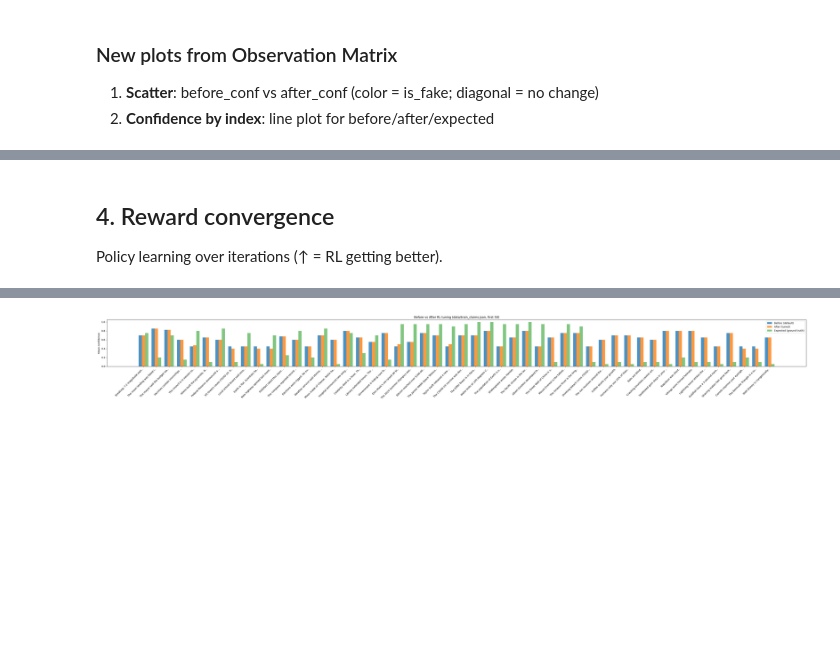
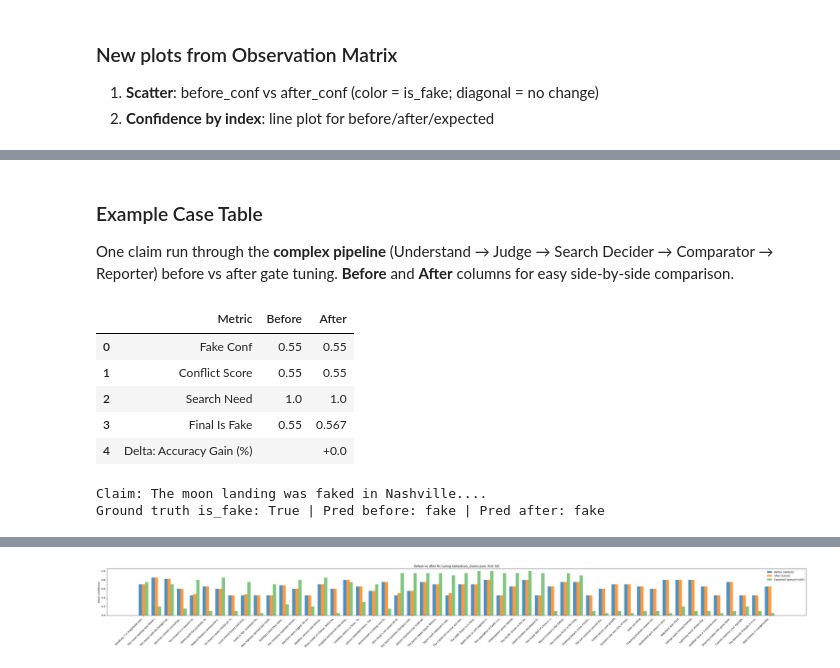
Before and after one commit to WeiL11/FakeNewsVerifier, a Jupyter notebook: notebooks/before_after_plot.ipynb, the cells around one changed output, grey strips where cells are left out. Cells and saved outputs as stored; diff of their text form; code cells hidden in the pictures; blank space fills up the shorter version.

```diff
--- a/notebooks/before_after_plot.ipynb
+++ b/notebooks/before_after_plot.ipynb
@@ -298,4 +285,72 @@ plt.show()
-# %% [markdown]
-## 4. Reward convergence
-
-Policy learning over iterations (↑ = RL getting better).
+# %% [markdown]
+### Example Case Table
+
+One claim run through the **complex pipeline** (Understand → Judge → Search Decider → Comparator → Reporter) before vs after gate tuning. **Before** and **After** columns for easy side-by-side comparison.
+# %%
+# Example case: one claim through complex pipeline (before vs after gate params)
+from src.complex_pipeline import run_complex_pipeline
+
+# Pick one example claim (e.g. moon landing fake)
+example_claim = examples[1]["claim"]  # "The moon landing was faked in Nashville."
+gt = examples[1].get("ground_truth", {})
+is_fake_gt = gt.get("is_fake", True)
+
+# Before: default gate params
+out_before = run_complex_pipeline(example_claim, gate_params=None, verbose=False)
+m_before = out_before.get("matrix", {})
+j_before = m_before.get("judge", {})
+before_fake_conf = j_before.get("fake_conf", 0.5)
+before_conflict = j_before.get("common_sense_conflict", 0.5)
+before_search_need = m_before.get("search_decider", 0.5)
+before_final_is_fake = m_before.get("final_is_fake", 0.5)
+
+# After: relaxed gate (simulate tuned params - lower thresholds)
+gate_after = {"fake_conf": 0.5, "common_sense_conflict": 0.5, "search_need": 0.6}
+out_after = run_complex_pipeline(example_claim, gate_params=gate_after, verbose=False)
+m_after = out_after.get("matrix", {})
+j_after = m_after.get("judge", {})
+after_fake_conf = j_after.get("fake_conf", 0.5)
+after_conflict = j_after.get("common_sense_conflict", 0.5)
+after_search_need = m_after.get("search_decider", 0.5)
+after_final_is_fake = m_after.get("final_is_fake", 0.5)
+
+# Predicted fake = final_is_fake > 0.5
+pred_before = before_final_is_fake > 0.5
+pred_after = after_final_is_fake > 0.5
+correct_before = (pred_before == is_fake_gt)
+correct_after = (pred_after == is_fake_gt)
+# Per-claim accuracy delta; use overall holdout delta when available from RL run
+mp = after_params.get("metrics_post") or {}
+mpr = after_params.get("metrics_pre") or {}
+acc_delta = (mp.get("accuracy", 0) - mpr.get("accuracy", 0)) * 100 if (mp and mpr) else (100.0 if correct_after and not correct_before else -100.0 if correct_before and not correct_after else 0.0)
+
+# Build example case table: Metric | Before | After (easy to compare)
+example_df = pd.DataFrame({
+    "Metric": ["Fake Conf", "Conflict Score", "Search Need", "Final Is Fake", "Delta: Accuracy Gain (%)"],
+    "Before": [
+        round(before_fake_conf, 3),
+        round(before_conflict, 3),
+        round(before_search_need, 3),
+        round(before_final_is_fake, 3),
+        "",
+    ],
+    "After": [
+        round(after_fake_conf, 3),
+        round(after_conflict, 3),
+        round(after_search_need, 3),
+        round(after_final_is_fake, 3),
+        f"{acc_delta:+.1f}",
+    ],
+})
+display(example_df)
+print(f"Claim: {example_claim[:70]}...")
+print(f"Ground truth is_fake: {is_fake_gt} | Pred before: {'fake' if pred_before else 'real'} | Pred after: {'fake' if pred_after else 'real'}")
+# %% [output]
+|  | Metric | Before | After |
+| 0 | Fake Conf | 0.55 | 0.55 |
+| 1 | Conflict Score | 0.55 | 0.55 |
+| 2 | Search Need | 1.0 | 1.0 |
+| 3 | Final Is Fake | 0.55 | 0.567 |
+| 4 | Delta: Accuracy Gain (%) |  | +0.0 |
+Claim: The moon landing was faked in Nashville....
+Ground truth is_fake: True | Pred before: fake | Pred after: fake
```
Also changed, not shown: parts of 24 cells of this notebook, 18 other files.
